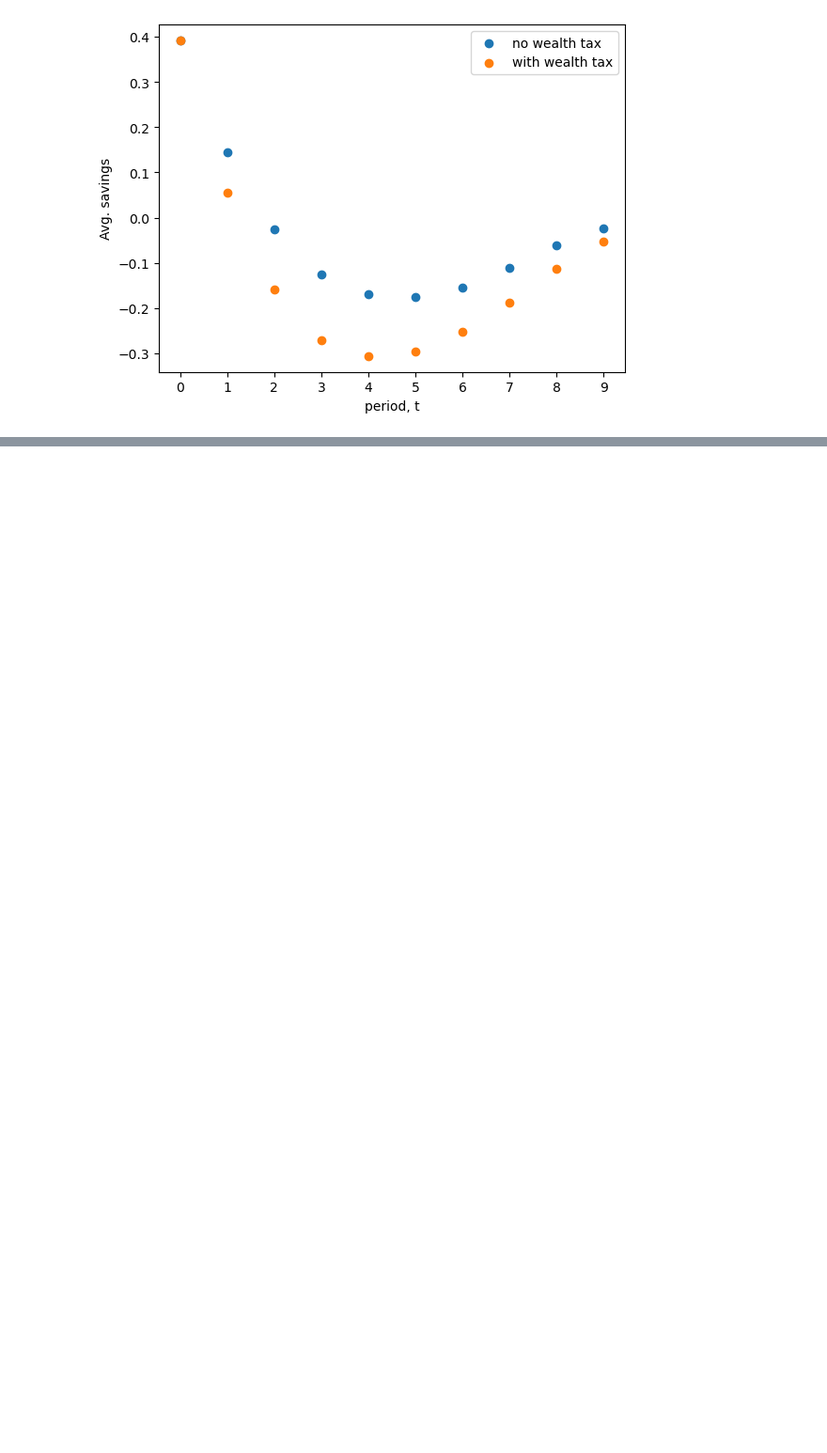
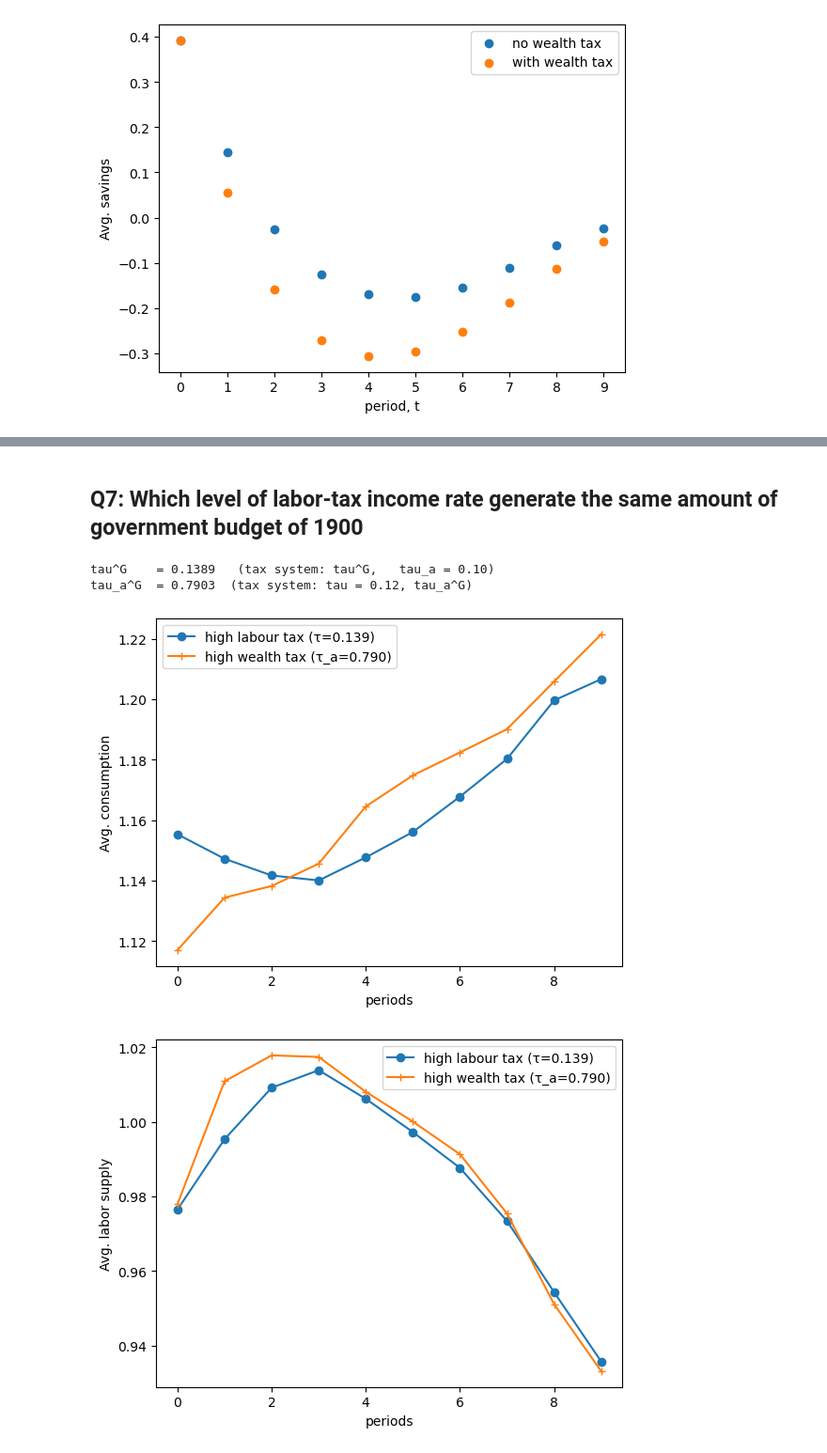
Before and after one commit to oliviarytter/HouseholdBehavior, a Jupyter notebook: Exam 2024/Exam2024.ipynb, the cells around one changed output, grey strips where cells are left out. Shown at 94% size. Cells and saved outputs as stored; diff of their text form; code cells hidden in the pictures; blank space fills up the shorter version.

```diff
--- a/Exam 2024/Exam2024.ipynb
+++ b/Exam 2024/Exam2024.ipynb
@@ -84,0 +155,42 @@ for val in ('c','h','k','a'):
+# %% [markdown]
+## Q7: Which level of labor-tax income rate generate the same amount of government budget of 1900
+# %%
+from scipy.optimize import brentq
+
+def budget_gap(tau, tau_a, target=1900.0):
+    # solve+simulate the model at these tax rates, return how far G is from the target
+    m = DynLaborModelClass(par={'delta':0.2, 'pk':0.6, 'tau':tau, 'tau_a':tau_a})
+    m.solve(); m.simulate()
+    return m.sim.budget.sum() - target
+
+# 1) labour tax that raises 1900, with tau_a fixed at 0.10
+tau_G = brentq(lambda tau: budget_gap(tau, 0.10), 0.10, 0.20)
+
+# 2) wealth tax that raises 1900, with tau fixed at 0.12
+tau_a_G = brentq(lambda tau_a: budget_gap(0.12, tau_a), 0.40, 0.80)
+
+print(f'tau^G    = {tau_G:.4f}   (tax system: tau^G,   tau_a = 0.10)')
+print(f'tau_a^G  = {tau_a_G:.4f}  (tax system: tau = 0.12, tau_a^G)')
+# %% [output]
+tau^G    = 0.1389   (tax system: tau^G,   tau_a = 0.10)
+tau_a^G  = 0.7903  (tax system: tau = 0.12, tau_a^G)
+# %%
+# the two tax systems that both raise 1900
+model_tauG  = DynLaborModelClass(par={'delta':0.2,'pk':0.6, 'tau':tau_G,  'tau_a':0.10})    # (tau^G, tau_a)
+model_tauaG = DynLaborModelClass(par={'delta':0.2,'pk':0.6, 'tau':0.12,   'tau_a':tau_a_G}) # (tau, tau_a^G)
+model_tauG.solve();  model_tauG.simulate()
+model_tauaG.solve(); model_tauaG.simulate()
+
+# plot the five life-cycle profiles for the two regimes
+labels = {'c':'consumption', 'h':'labor supply', 'k':'human capital',
+          'a':'savings', 'budget':'tax revenue', 'util':'utility'}
+
+for val in ('c','h','k','a','budget','util'):
+    fig, ax = plt.subplots()
+    ax.plot(np.mean(getattr(model_tauG.sim,  val), axis=0), label=f'high labour tax (τ={tau_G:.3f})',     marker='o')
+    ax.plot(np.mean(getattr(model_tauaG.sim, val), axis=0), label=f'high wealth tax (τ_a={tau_a_G:.3f})', marker='+')
+    ax.set(ylabel=f'Avg. {labels[val]}', xlabel='periods')
+    ax.legend()
+# %% [output]
+[figure, added]
+[figure, added]
```
Also changed, not shown: parts of 11 cells of this notebook, 29 other files.
